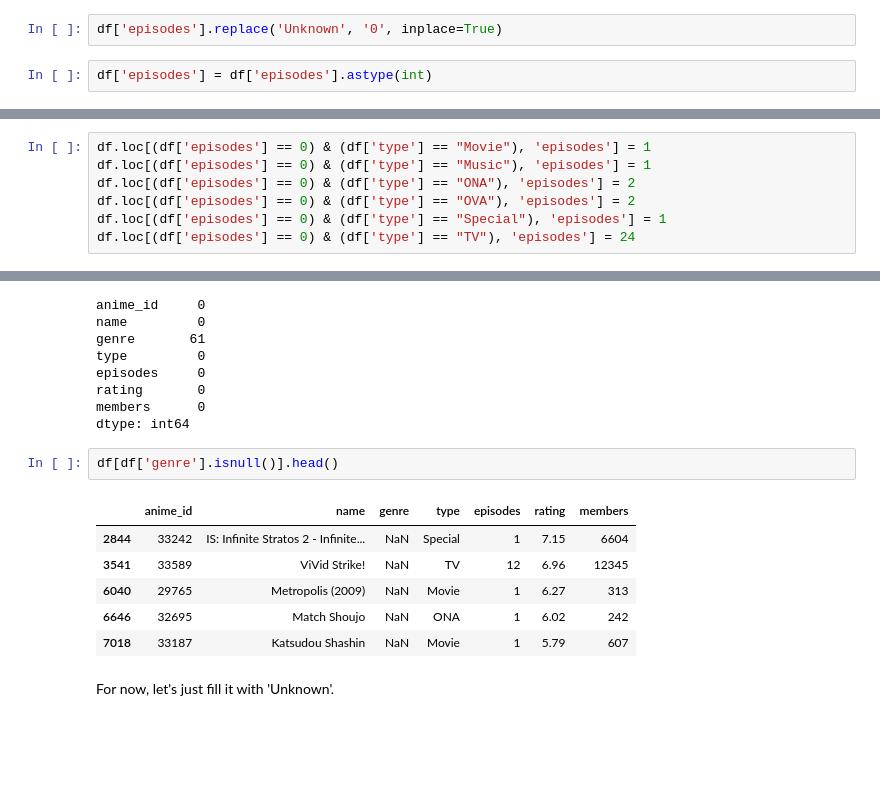
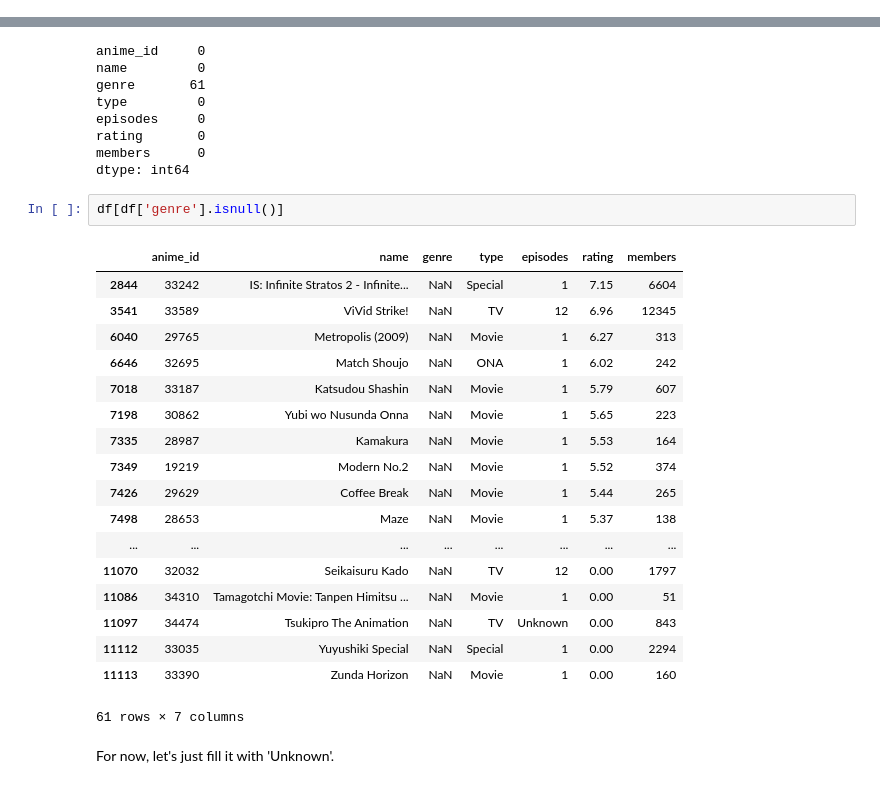
Before and after one commit to varian97/Anime-Recommender-System, a Jupyter notebook: Content Based Recommender.ipynb, the cells around one changed output, grey strips where cells are left out. Cells and saved outputs as stored; diff of their text form; blank space fills up the shorter version.

Commit message:
update content based, use genre and type

```diff
--- a/Content Based Recommender.ipynb
+++ b/Content Based Recommender.ipynb
@@ -157,4 +147,0 @@ First, let's replace the 'Unknown' with zero values
-# %%
-df['episodes'].replace('Unknown', '0', inplace=True)
-# %%
-df['episodes'] = df['episodes'].astype(int)
@@ -172,7 +147,0 @@ Name: episodes, dtype: int64
-# %%
-df.loc[(df['episodes'] == 0) & (df['type'] == "Movie"), 'episodes'] = 1
-df.loc[(df['episodes'] == 0) & (df['type'] == "Music"), 'episodes'] = 1
-df.loc[(df['episodes'] == 0) & (df['type'] == "ONA"), 'episodes'] = 2
-df.loc[(df['episodes'] == 0) & (df['type'] == "OVA"), 'episodes'] = 2
-df.loc[(df['episodes'] == 0) & (df['type'] == "Special"), 'episodes'] = 1
-df.loc[(df['episodes'] == 0) & (df['type'] == "TV"), 'episodes'] = 24
@@ -203,14 +159,26 @@ rating       0
 members      0
 dtype: int64
 # %%
-df[df['genre'].isnull()].head()
+df[df['genre'].isnull()]
 # %% [output]
 |  | anime_id | name | genre | type | episodes | rating | members |
 | 2844 | 33242 | IS: Infinite Stratos 2 - Infinite... | NaN | Special | 1 | 7.15 | 6604 |
 | 3541 | 33589 | ViVid Strike! | NaN | TV | 12 | 6.96 | 12345 |
 | 6040 | 29765 | Metropolis (2009) | NaN | Movie | 1 | 6.27 | 313 |
 | 6646 | 32695 | Match Shoujo | NaN | ONA | 1 | 6.02 | 242 |
 | 7018 | 33187 | Katsudou Shashin | NaN | Movie | 1 | 5.79 | 607 |
+| 7198 | 30862 | Yubi wo Nusunda Onna | NaN | Movie | 1 | 5.65 | 223 |
+| 7335 | 28987 | Kamakura | NaN | Movie | 1 | 5.53 | 164 |
+| 7349 | 19219 | Modern No.2 | NaN | Movie | 1 | 5.52 | 374 |
+| 7426 | 29629 | Coffee Break | NaN | Movie | 1 | 5.44 | 265 |
+| 7498 | 28653 | Maze | NaN | Movie | 1 | 5.37 | 138 |
+| ... | ... | ... | ... | ... | ... | ... | ... |
+| 11070 | 32032 | Seikaisuru Kado | NaN | TV | 12 | 0.00 | 1797 |
+| 11086 | 34310 | Tamagotchi Movie: Tanpen Himitsu ... | NaN | Movie | 1 | 0.00 | 51 |
+| 11097 | 34474 | Tsukipro The Animation | NaN | TV | Unknown | 0.00 | 843 |
+| 11112 | 33035 | Yuyushiki Special | NaN | Special | 1 | 0.00 | 2294 |
+| 11113 | 33390 | Zunda Horizon | NaN | Movie | 1 | 0.00 | 160 |
+61 rows × 7 columns
 # %% [markdown]
 For now, let's just fill it with 'Unknown'.
 # %%
```
Also changed, not shown: parts of 29 cells of this notebook.
